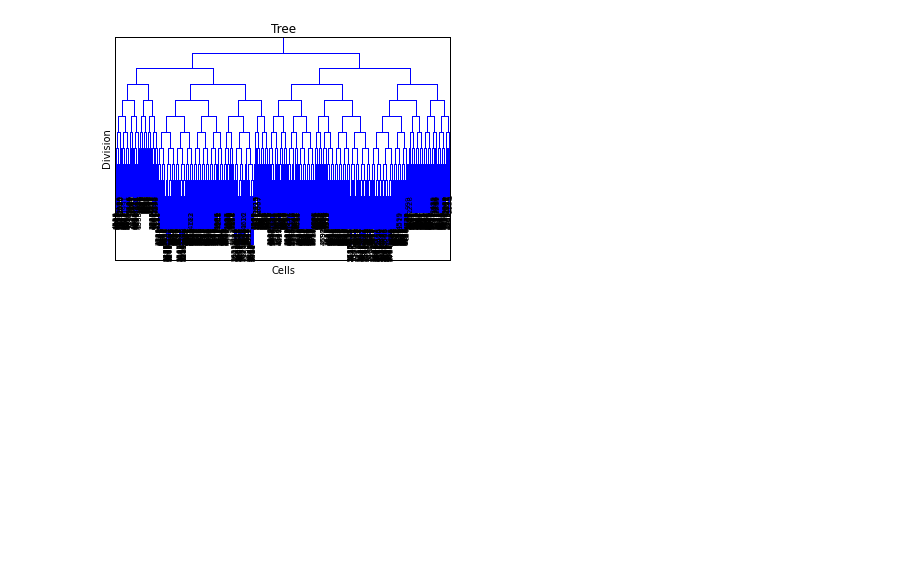
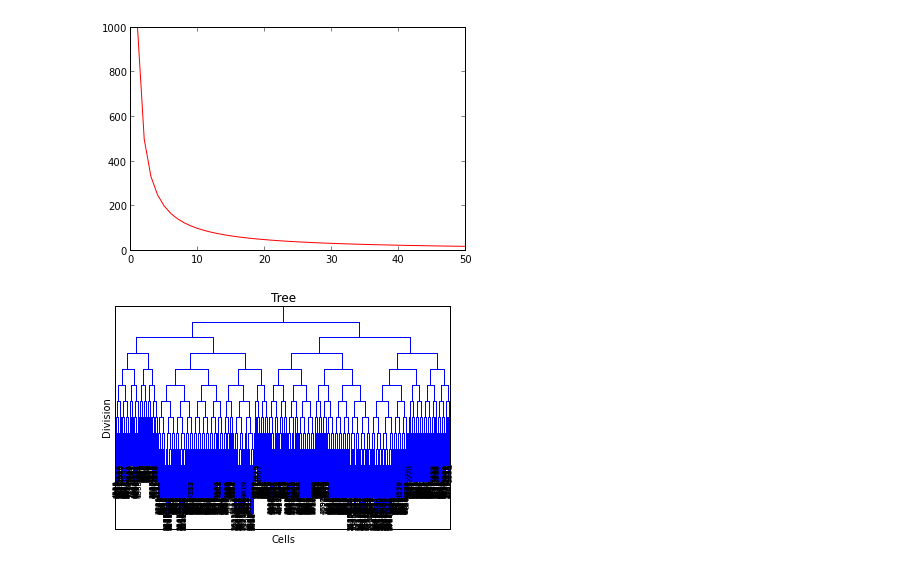
Before and after one commit to zafarali/metastasis, a Jupyter notebook: CLI-analysis.ipynb, the cells around one changed output. Cells and saved outputs as stored; diff of their text form; code cells hidden in the pictures; blank space fills up the shorter version.

```diff
--- a/CLI-analysis.ipynb
+++ b/CLI-analysis.ipynb
@@ -36,3 +39,8 @@ For more information, type 'help(pylab)'.
+# %%
+plt.plot(x, 1000/x, 'r')
+plt.show()
+# %% [output]
+[figure, added]
 # %%
 ml = MultiLineage('./CLI1/division_events_Mon_Jun_29_12:55:14_2015.csv')
 # %%
```
Also changed, not shown: parts of 4 cells of this notebook.
